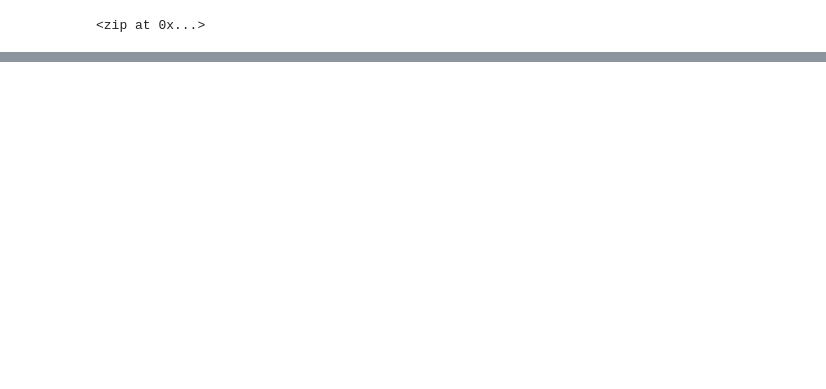
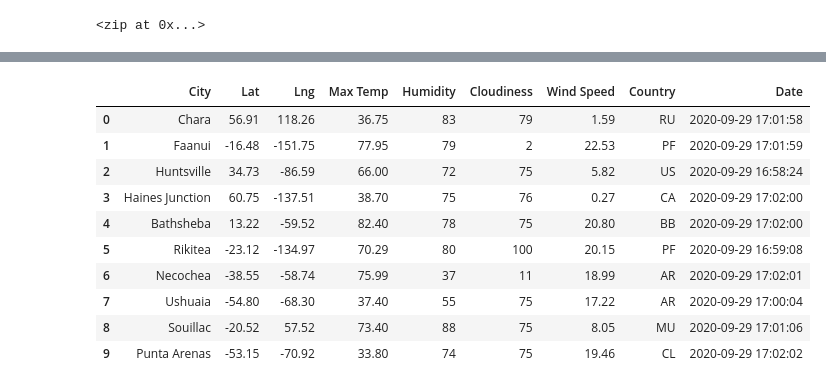
Before and after one commit to kristenmaskery/World_Weather_Analysis, a Jupyter notebook: WeatherPy.ipynb, the cells around one changed output, grey strips where cells are left out. Drawn from its saved outputs; the diff is of its cells as text; code cells hidden in the pictures; blank space fills up the shorter version.

```diff
--- a/WeatherPy.ipynb
+++ b/WeatherPy.ipynb
@@ -32,0 +126,16 @@ len(cities)
+# %%
+# Convert the array of dictionaries to a Pandas DataFrame.
+city_data_df = pd.DataFrame(city_data)
+city_data_df.head(10)
+# %% [output]
+|  | City | Lat | Lng | Max Temp | Humidity | Cloudiness | Wind Speed | Country | Date |
+| 0 | Chara | 56.91 | 118.26 | 36.75 | 83 | 79 | 1.59 | RU | 2020-09-29 17:01:58 |
+| 1 | Faanui | -16.48 | -151.75 | 77.95 | 79 | 2 | 22.53 | PF | 2020-09-29 17:01:59 |
+| 2 | Huntsville | 34.73 | -86.59 | 66.00 | 72 | 75 | 5.82 | US | 2020-09-29 16:58:24 |
+| 3 | Haines Junction | 60.75 | -137.51 | 38.70 | 75 | 76 | 0.27 | CA | 2020-09-29 17:02:00 |
+| 4 | Bathsheba | 13.22 | -59.52 | 82.40 | 78 | 75 | 20.80 | BB | 2020-09-29 17:02:00 |
+| 5 | Rikitea | -23.12 | -134.97 | 70.29 | 80 | 100 | 20.15 | PF | 2020-09-29 16:59:08 |
+| 6 | Necochea | -38.55 | -58.74 | 75.99 | 37 | 11 | 18.99 | AR | 2020-09-29 17:02:01 |
+| 7 | Ushuaia | -54.80 | -68.30 | 37.40 | 55 | 75 | 17.22 | AR | 2020-09-29 17:00:04 |
+| 8 | Souillac | -20.52 | 57.52 | 73.40 | 88 | 75 | 8.05 | MU | 2020-09-29 17:01:06 |
+| 9 | Punta Arenas | -53.15 | -70.92 | 33.80 | 74 | 75 | 19.46 | CL | 2020-09-29 17:02:02 |
```
Also changed, not shown: parts of 7 cells of this notebook, 3 other files.
